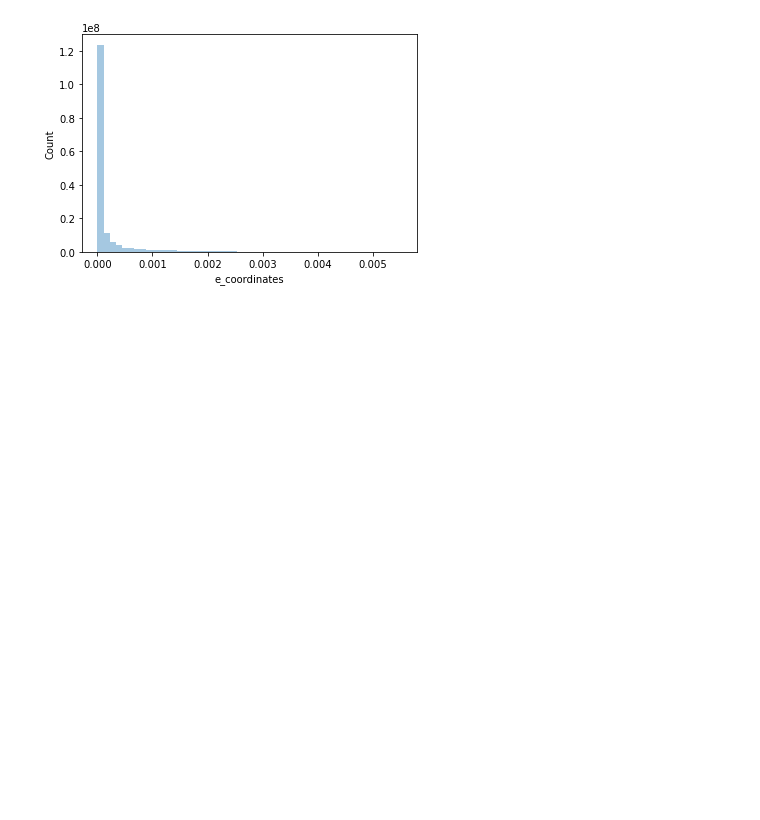
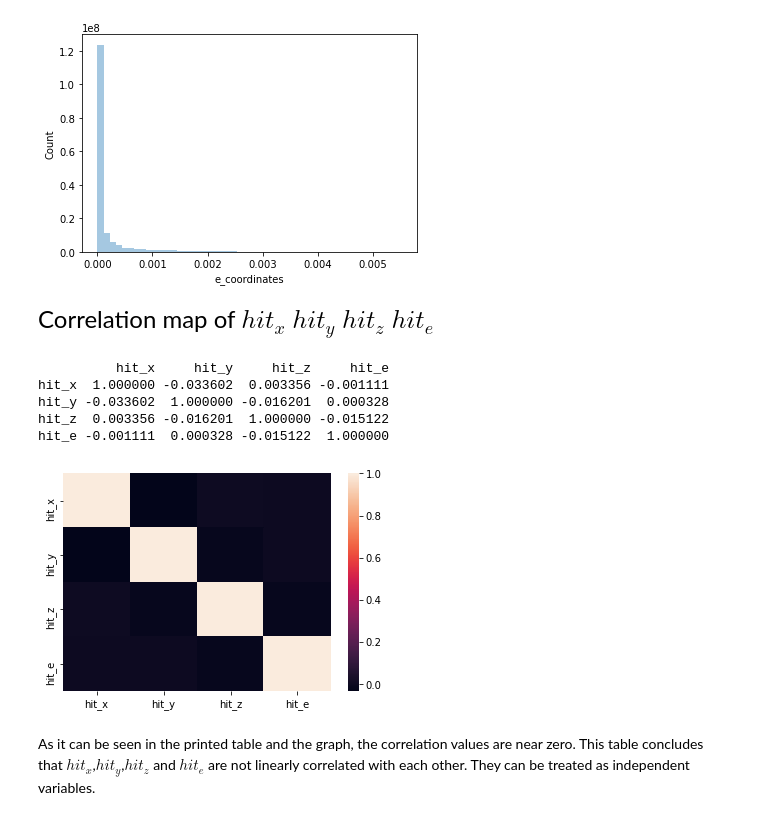
Before and after one commit to Oguzvuruskaner/calorimetry-shower-data-generation, a Jupyter notebook: thermal-shower.ipynb, the cells around one changed output. Saved outputs shown, nothing was run; the diff lists cells and outputs as text; code cells hidden in the pictures; blank space fills up the shorter version.

Commit message:
Added plot to the notebook.

```diff
--- a/thermal-shower.ipynb
+++ b/thermal-shower.ipynb
@@ -165,3 +165,20 @@ Std : 0.0006018015815417364
 Max : 0.005526063963770866
 Min : 0.0
 [figure]
+# %% [markdown]
+<span style="font-size:24px;">Correlation map of $hit_x$ $hit_y$ $hit_z$ $hit_e$</span>
+# %%
+data = np.load(path.join("npy","quadruple_all.npy"),allow_pickle=True)
+data = pd.DataFrame(data=data,columns=["hit_x","hit_y","hit_z","hit_e"])
+
+sns.heatmap(data.corr())
+print(data.corr())
+# %% [output]
+          hit_x     hit_y     hit_z     hit_e
+hit_x  1.000000 -0.033602  0.003356 -0.001111
+hit_y -0.033602  1.000000 -0.016201  0.000328
+hit_z  0.003356 -0.016201  1.000000 -0.015122
+hit_e -0.001111  0.000328 -0.015122  1.000000
+[figure, added]
+# %% [markdown]
+As it can be seen in the printed table and the graph, the correlation values are near zero. This table concludes that $hit_x$,$hit_y$,$hit_z$ and $hit_e$ are not linearly correlated with each other. They can be treated as independent variables.
```
